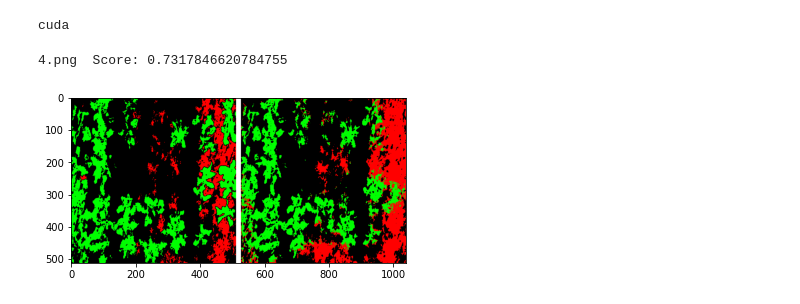
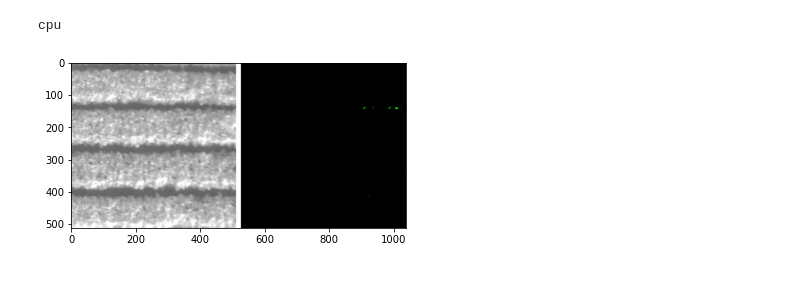
Before and after one commit to daoducanhc/UAV-Agriculture, a Jupyter notebook: example.ipynb, the cells around one changed output. Saved outputs shown, nothing was run; the diff lists cells and outputs as text; code cells hidden in the pictures.

```diff
--- a/example.ipynb
+++ b/example.ipynb
@@ -17,7 +17,7 @@ import matplotlib.pyplot as plt
 np.random.seed(0)
 torch.manual_seed(0)
 
-DATASET_PATH = 'dataset/test'
+DATASET_PATH = 'dataset/predict'
 
 device = torch.device('cuda' if torch.cuda.is_available() else 'cpu')
 print(device)
@@ -26,8 +26,8 @@ weed_dataset = dataset.WeedDataset(DATASET_PATH, random_rotate=False)
 
 test_indices = list(range(len(weed_dataset)))
 
-model = SegNet.SegNet().to(device)
-path = 'outputs/original_dataset/512/SegNet.pt'
+model = ResUNet.ResUNet().to(device)
+path = 'outputs/augmentation_dataset/512/ResUNet.pt'
 
 classifier = classifier.WeedClassifier(model, device)
 if str(device) == 'cpu':
@@ -35,33 +35,34 @@ if str(device) == 'cpu':
 else:
     classifier.model.load_state_dict(torch.load(path))
 # %% [output]
-cuda
+cpu
 # %%
-i=0
+i=3
 # %%
 image_index = test_indices[i]
 sample = weed_dataset[image_index]
-mask, output, score = classifier.predict(sample)
+output = classifier.predict(sample)
 
-print('{}.png  Score: {}'.format(image_index, score))
-
-mask = Image.fromarray((mask * 255).astype(np.uint8))
+# print('{}.png  Score: {}'.format(image_index, score))
+nir = sample['nir']
+# nir.show()
+# nir = nir.numpy().transpose(1, 2, 0)
+# print(nir.size)
 output = Image.fromarray((output * 255).astype(np.uint8))
 
 # rgb = rgb.numpy().transpose(1, 2, 0)
 
 # Image.fromarray(np.hstack((np.array(mask),np.array(output)))).show()
 
 # mask.show()
 # output.show()
 
 line = (np.ones((weed_dataset.size,15,3))*255).astype(np.uint8)
 
-plt.imshow(Image.fromarray(np.hstack((np.array(mask), line, np.array(output)))))
+plt.imshow(Image.fromarray(np.hstack((np.array(nir), line, np.array(output)))))
 
 i += 1
 if i >= len(test_indices):
     i = 0
 # %% [output]
-4.png  Score: 0.7317846620784755
-[figure, old version]
+[figure, new version]
```
Also changed, not shown: 16 other files.
